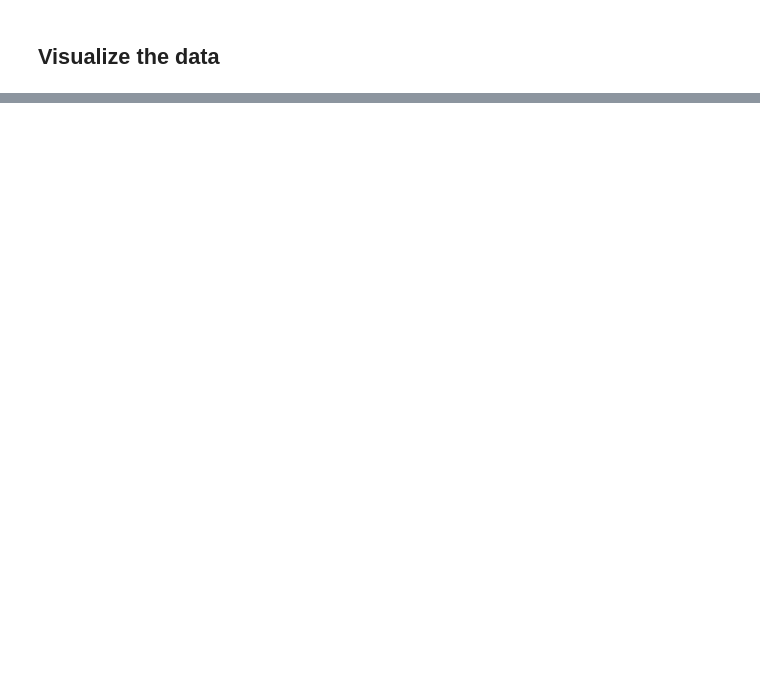
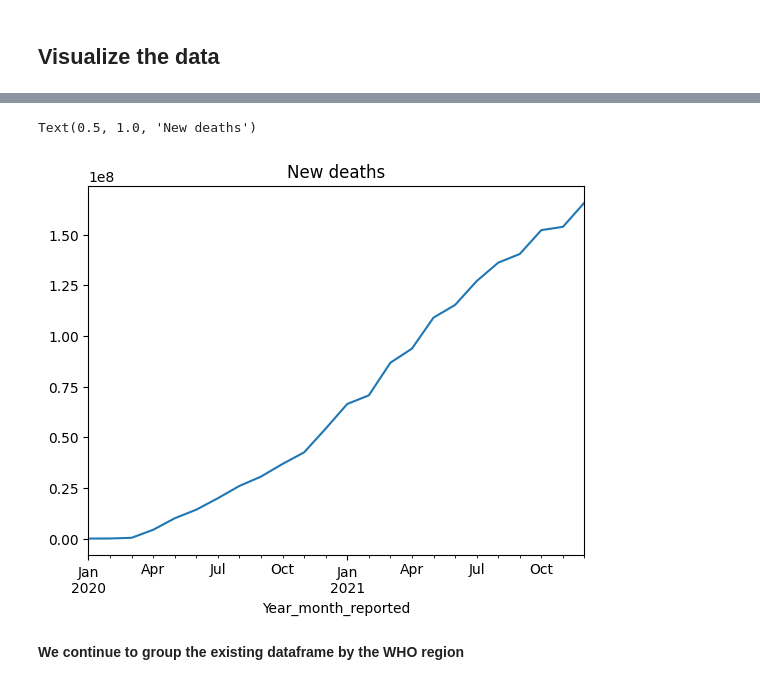
Before and after one commit to wai157/Covid_data_visualization, a Jupyter notebook: data_visualization.ipynb, the cells around one changed output, grey strips where cells are left out. Drawn from its saved outputs; the diff is of its cells as text; code cells hidden in the pictures; blank space fills up the shorter version.

```diff
--- a/data_visualization.ipynb
+++ b/data_visualization.ipynb
@@ -164,0 +180,8 @@ plt.show()
+# %%
+sums_by_year_month['Cumulative_deaths'].plot()
+plt.title('New deaths')
+# %% [output]
+Text(0.5, 1.0, 'New deaths')
+[figure, added]
+# %% [markdown]
+**We continue to group the existing dataframe by the WHO region**
```
Also changed, not shown: parts of 36 cells of this notebook.
